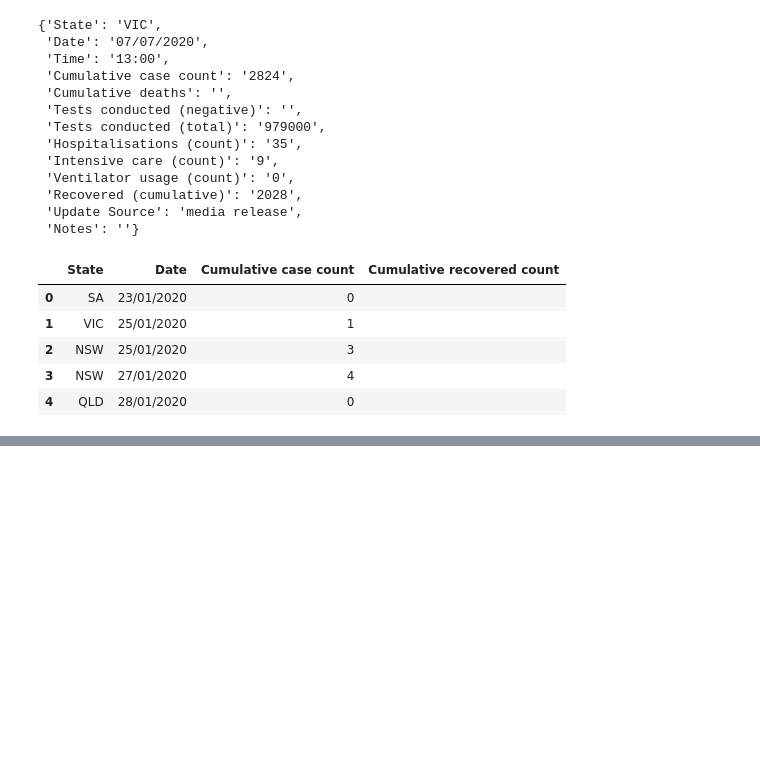
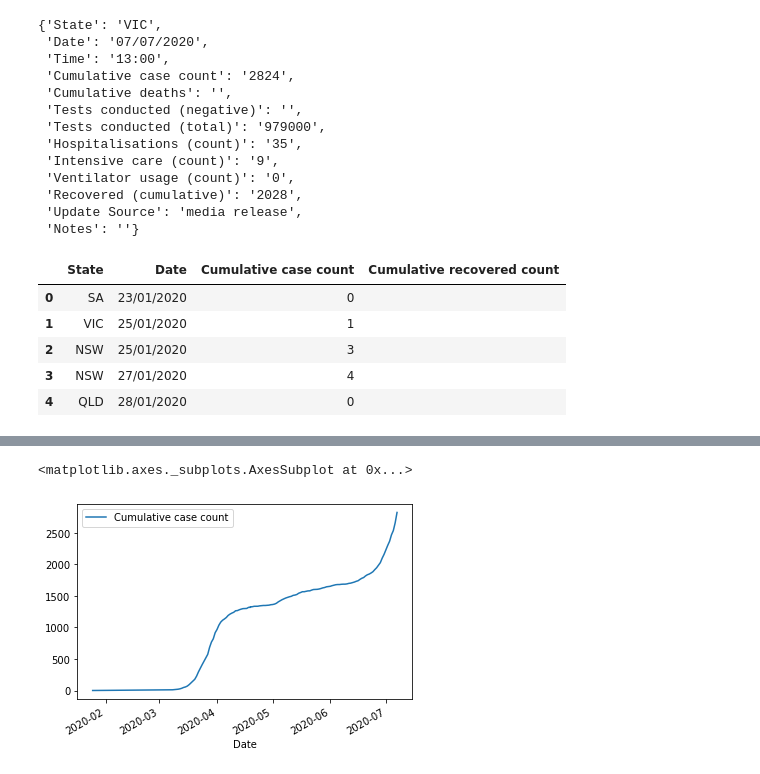
Before and after one commit to poojaisabelle/Project-One, a Jupyter notebook: data_exploration_cleanup_TRACEY.ipynb, the cells around one changed output, grey strips where cells are left out. Saved outputs shown, nothing was run; the diff lists cells and outputs as text; code cells hidden in the pictures; blank space fills up the shorter version.

Commit message:
Plot VIC cumulative case count

```diff
--- a/data_exploration_cleanup_TRACEY.ipynb
+++ b/data_exploration_cleanup_TRACEY.ipynb
@@ -689,0 +428,3 @@ clean_au_covid.head()
+# %%
+vic_covid_df = au_covid_df[au_covid_df["State"]=="VIC"]
+vic_covid_df
@@ -689,0 +445,3 @@ clean_au_covid.head()
+# %%
+sorted_vic_df = vic_covid_df.sort_values("Date", ignore_index=True)
+sorted_vic_df
@@ -689,0 +476,2 @@ clean_au_covid.head()
+# %%
+sorted_vic_df.fillna(method="ffill", inplace=True)
@@ -689,0 +492,2 @@ clean_au_covid.head()
+# %%
+sorted_vic_df.fillna(0, inplace=True)
@@ -689,0 +508,5 @@ clean_au_covid.head()
+# %%
+sorted_vic_df.plot(x="Date", y="Cumulative case count")
+# %% [output]
+<matplotlib.axes._subplots.AxesSubplot at 0x...>
+[figure, added]
```
Also changed, not shown: parts of 76 cells of this notebook, 1 other file.
